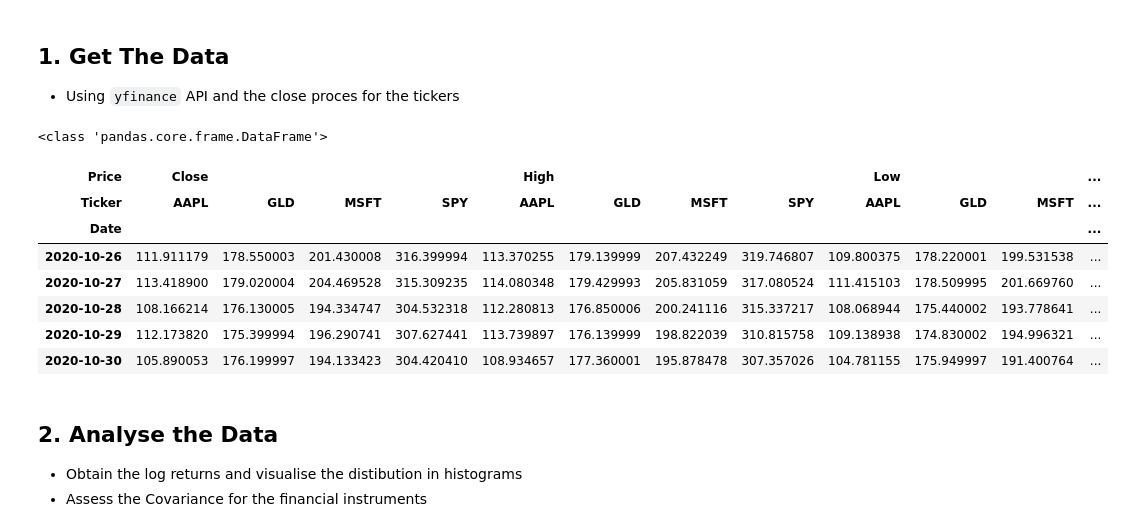
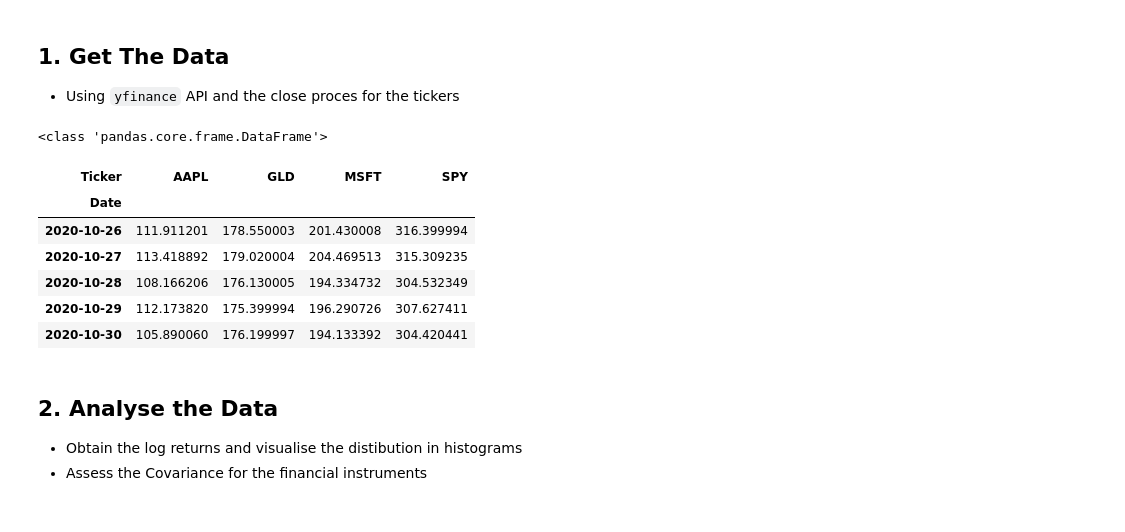
Before and after one commit to TomAston1996/portfolio-optimiser, a Jupyter notebook: notebooks/portfolio_optimisation_basics.ipynb, the cells around one changed output. Cells and saved outputs as stored; diff of their text form; code cells hidden in the pictures.

```diff
--- a/notebooks/portfolio_optimisation_basics.ipynb
+++ b/notebooks/portfolio_optimisation_basics.ipynb
@@ -10,24 +10,23 @@ from typing import Final
 # %%
 END_DATE = datetime.today()
 DAYS_IN_A_YEAR = 365
 NUMBER_OF_YEARS = 5
 START_DATE = END_DATE - timedelta(days = NUMBER_OF_YEARS * DAYS_IN_A_YEAR)
 
 TICKERS: Final[list[str]] = ['AAPL', 'MSFT', 'SPY', 'GLD']
 
-data = yf.download(TICKERS, start=START_DATE, end=END_DATE, auto_adjust=True, progress=False)
+data = yf.download(TICKERS, start=START_DATE, end=END_DATE, auto_adjust=True, progress=False)['Close']
 print(type(data))
 data.head()
 # %% [output]
 <class 'pandas.core.frame.DataFrame'>
-| Price | Close |  |  |  | High |  |  |  | Low |  |  | ... |
-| Ticker | AAPL | GLD | MSFT | SPY | AAPL | GLD | MSFT | SPY | AAPL | GLD | MSFT | ... |
-| Date |  |  |  |  |  |  |  |  |  |  |  | ... |
-| 2020-10-26 | 111.911179 | 178.550003 | 201.430008 | 316.399994 | 113.370255 | 179.139999 | 207.432249 | 319.746807 | 109.800375 | 178.220001 | 199.531538 | ... |
-| 2020-10-27 | 113.418900 | 179.020004 | 204.469528 | 315.309235 | 114.080348 | 179.429993 | 205.831059 | 317.080524 | 111.415103 | 178.509995 | 201.669760 | ... |
-| 2020-10-28 | 108.166214 | 176.130005 | 194.334747 | 304.532318 | 112.280813 | 176.850006 | 200.241116 | 315.337217 | 108.068944 | 175.440002 | 193.778641 | ... |
-| 2020-10-29 | 112.173820 | 175.399994 | 196.290741 | 307.627441 | 113.739897 | 176.139999 | 198.822039 | 310.815758 | 109.138938 | 174.830002 | 194.996321 | ... |
-| 2020-10-30 | 105.890053 | 176.199997 | 194.133423 | 304.420410 | 108.934657 | 177.360001 | 195.878478 | 307.357026 | 104.781155 | 175.949997 | 191.400764 | ... |
+| Ticker | AAPL | GLD | MSFT | SPY |
+| Date |  |  |  |  |
+| 2020-10-26 | 111.911201 | 178.550003 | 201.430008 | 316.399994 |
+| 2020-10-27 | 113.418892 | 179.020004 | 204.469513 | 315.309235 |
+| 2020-10-28 | 108.166206 | 176.130005 | 194.334732 | 304.532349 |
+| 2020-10-29 | 112.173820 | 175.399994 | 196.290726 | 307.627411 |
+| 2020-10-30 | 105.890060 | 176.199997 | 194.133392 | 304.420441 |
 # %% [markdown]
 ## 2. Analyse the Data
 - Obtain the log returns and visualise the distibution in histograms
```
Also changed, not shown: 1 other file.
